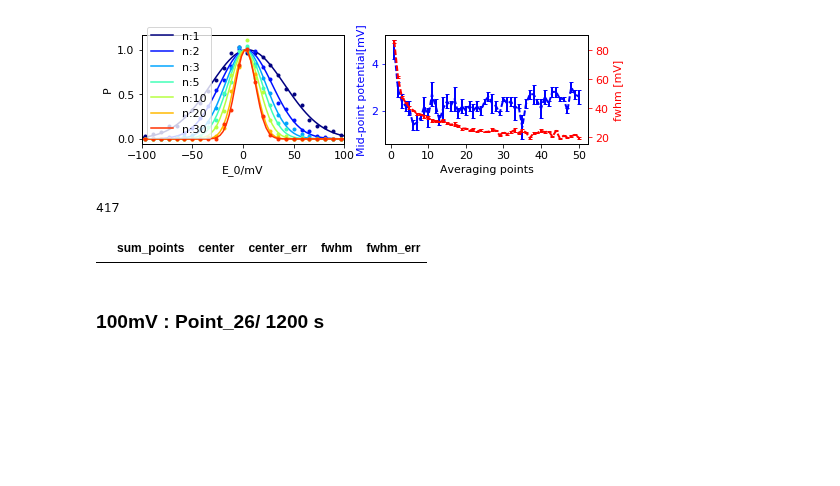
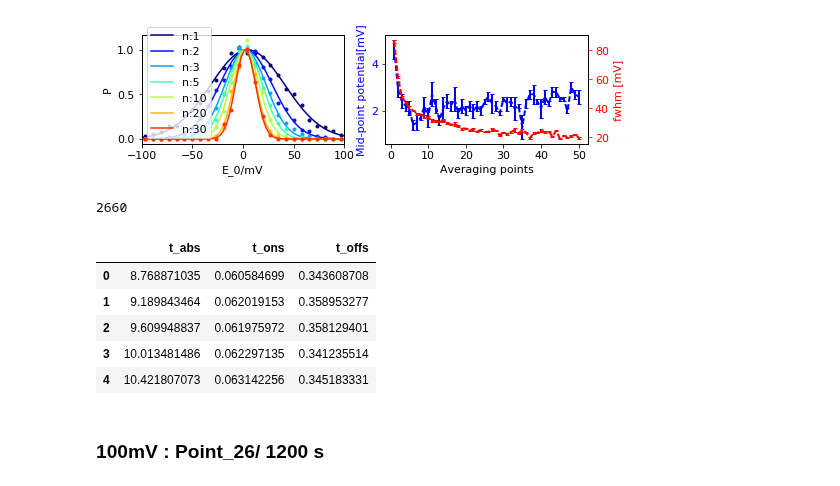
Before and after one commit to biswajitSM/Azurin_SM_repo, a Jupyter notebook: Manuscript/Figure/Manuscript_figures.ipynb, the cells around one changed output. Saved outputs shown, nothing was run; the diff lists cells and outputs as text; code cells hidden in the pictures; blank space fills up the shorter version.

```diff
--- a/Manuscript/Figure/Manuscript_figures.ipynb
+++ b/Manuscript/Figure/Manuscript_figures.ipynb
@@ -982,0 +985,7 @@ fig.savefig('/home/biswajit/Downloads/tt_zoomin.svg', format='svg', dpi=300, tra
+# %%
+%run pycorrelate.py
+t=h5['photon_data']['timestamps'][:][h5['photon_data']['detectors'][:] == 1];
+arr_times = t*unit;
+arr_times = arr_times[arr_times<350]
+bins = make_loglags(-5, 3, 40)
+Gn = normalize_G(arr_times, arr_times, bins)
@@ -983,3 +994,26 @@ fig.savefig('/home/biswajit/Downloads/tt_zoomin.svg', format='svg', dpi=300, tra
+# %%
+mpl.rcParams["font.size"] = "8"
+fig, ax = plt.subplots(figsize=(4, 2.5))
+nrows=1; ncols=1;
+ax00 = plt.subplot2grid((nrows, ncols),(0,0))
+ax00.plot(bins, np.hstack((Gn[:1], Gn))-1)
+# ax00.grid(True); plt.grid(True, which='minor', lw=0.3)
+ax00.set_xscale('log')
+ax00.set_xlim(1e-5, 1e2);
+ax00.set_xlabel('Time (s)')
+ax00.set_ylabel('G(t)-1')
+
+from mpl_toolkits.axes_grid.inset_locator import inset_axes
+ax00_in = inset_axes(ax00, height="50%", width="50%");
+ax00_in.plot(bins, np.hstack((Gn[:1], Gn))-1);
+ax00_in.set_xlabel('Time (s)')
+ax00_in.grid(True); plt.grid(True, which='minor', lw=0.3)
+ax00_in.set_xscale('log')
+ax00_in.set_xlim(0.2, 1.2e2);
+ax00_in.set_ylim(0, 0.125);
+
+fig.savefig('/home/biswajit/Downloads/dynamic_int_corr.svg',
+            format='svg', dpi=300, transparent=True, frameon=False)
 # %% [markdown]
 ### No of averaging points
 # %%
@@ -1157,7 +1191,7 @@ for i in range(50):
     ylabel('#')
     xlabel(r'$E_0[mV]$')
     legend()
-    savefig('/home/biswajit/Downloads/temp/'+'sumpoints_'+str(i)+'.png')
+#     savefig('/home/biswajit/Downloads/temp/'+'sumpoints_'+str(i)+'.png')
     plt.close()
 # %%
 # df: fit values and parameters were obtained in previous cell
@@ -1219,33 +1253,43 @@ plt.savefig('/home/biswajit/Downloads/N_avgpoints_vs_fwhmwidth.svg', format='svg
 # %%
 # fig, t_abs, t_av_on, t_av_off = single_azurin_hist(foldername=S106d18May17_635_CuAzu655_longtime, input_potential=[100], pointnumbers=[26], sum_points=10)
 
 def E0_vs_Navg_pts(ontimes, offtimes, potential=100):
     ontimes=np.array(ontimes);
     offtimes = offtimes.values;
     if len(ontimes)> len(offtimes):
         ontimes = ontimes[:len(offtimes)]
     else:
         offtimes = offtimes[:len(ontimes)]
     t_abs = np.cumsum(ontimes+offtimes);
     print(len(ontimes));
     arry = np.array([t_abs, ontimes, offtimes])
     df = pd.DataFrame(arry.T,  columns=['t_abs', 't_ons', 't_offs']);
 
     cols=['sum_points' ,'center', 'center_err', 'fwhm', 'fwhm_err']
-    df = pd.DataFrame(columns=cols);
+    #df = pd.DataFrame(columns=cols);
     df_E0_n = pd.DataFrame()
     for i in range(50):
         sum_points = i+1
-        df_mean = pd.rolling_mean(df,window=5, center=True).dropna();
+        df_mean = pd.rolling_mean(df, window=50, center=True).dropna();
         df_mean.reset_index(drop=True, inplace=True);
         #df_mean = df.groupby(np.arange(len(df))//5).mean();
+    df_mean = pd.rolling_mean(df, window=40, center=True).dropna();
+    df_mean.reset_index(drop=True, inplace=True);
+    return df_mean
+# fig, t_abs, t_av_on, t_av_off = single_azurin_hist(foldername=S105_longfold,
+#                                 input_potential=[50], pointnumbers=[14],
+#                                 sum_points=1)
 
-    return df_mean
 df = E0_vs_Navg_pts(t_av_on, t_av_off);
 df.head()
 # %% [output]
-417
+2660
-|  | sum_points | center | center_err | fwhm | fwhm_err |
+|  | t_abs | t_ons | t_offs |
+| 0 | 8.768871035 | 0.060584699 | 0.343608708 |
+| 1 | 9.189843464 | 0.062019153 | 0.358953277 |
+| 2 | 9.609948837 | 0.061975972 | 0.358129401 |
+| 3 | 10.013481486 | 0.062297135 | 0.341235514 |
+| 4 | 10.421807073 | 0.063142256 | 0.345183331 |
 # %% [markdown]
 ### 100mV : Point_26/ 1200 s
 # %%
```
Also changed, not shown: parts of 3 cells of this notebook, 8 other files.
